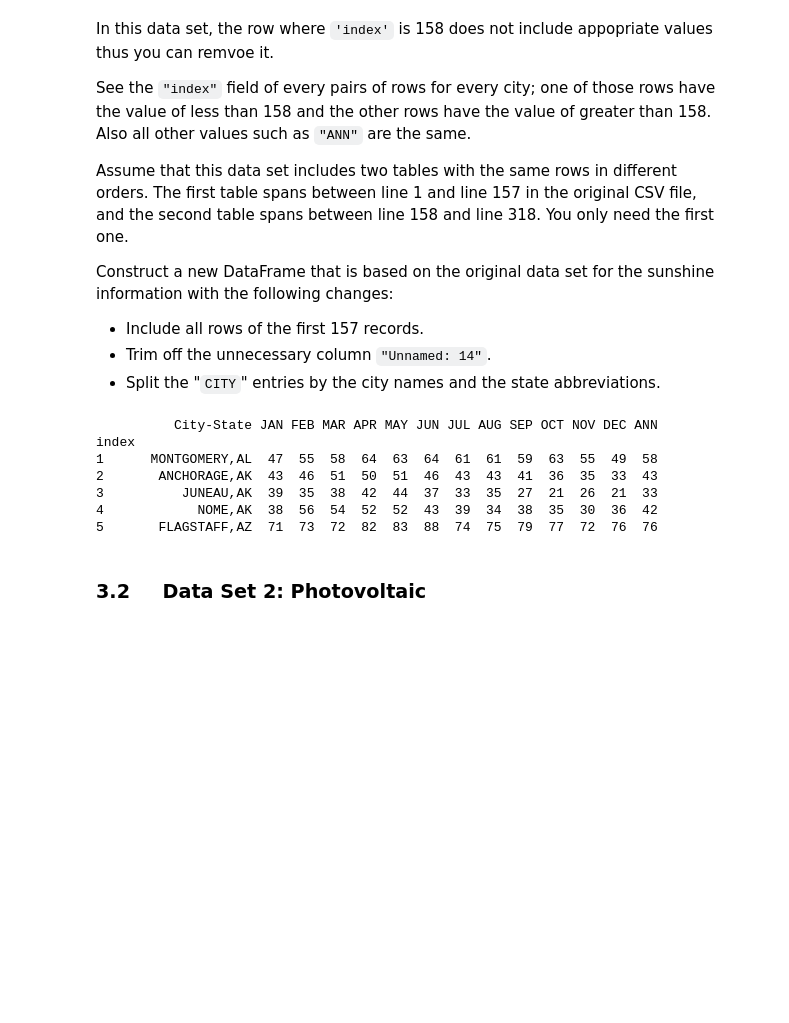
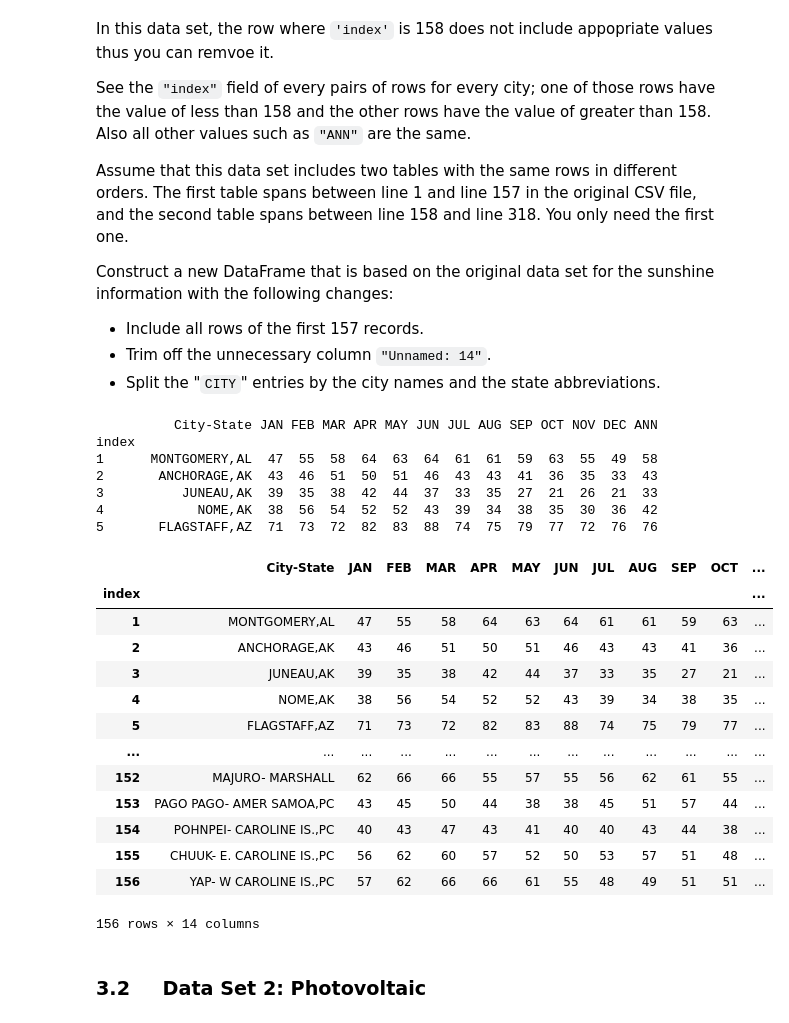
Before and after one commit to Nathan-Oyama-Personal/berkeley-ai, a Jupyter notebook: module20/eda.ipynb, the cells around one changed output. Drawn from its saved outputs; the diff is of its cells as text; code cells hidden in the pictures; blank space fills up the shorter version.

```diff
--- a/module20/eda.ipynb
+++ b/module20/eda.ipynb
@@ -277,6 +284,23 @@ index
 3          JUNEAU,AK  39  35  38  42  44  37  33  35  27  21  26  21  33
 4            NOME,AK  38  56  54  52  52  43  39  34  38  35  30  36  42
 5       FLAGSTAFF,AZ  71  73  72  82  83  88  74  75  79  77  72  76  76
+# %%
+df_sunshine
+# %% [output]
+|  | City-State | JAN | FEB | MAR | APR | MAY | JUN | JUL | AUG | SEP | OCT | ... |
+| index |  |  |  |  |  |  |  |  |  |  |  | ... |
+| 1 | MONTGOMERY,AL | 47 | 55 | 58 | 64 | 63 | 64 | 61 | 61 | 59 | 63 | ... |
+| 2 | ANCHORAGE,AK | 43 | 46 | 51 | 50 | 51 | 46 | 43 | 43 | 41 | 36 | ... |
+| 3 | JUNEAU,AK | 39 | 35 | 38 | 42 | 44 | 37 | 33 | 35 | 27 | 21 | ... |
+| 4 | NOME,AK | 38 | 56 | 54 | 52 | 52 | 43 | 39 | 34 | 38 | 35 | ... |
+| 5 | FLAGSTAFF,AZ | 71 | 73 | 72 | 82 | 83 | 88 | 74 | 75 | 79 | 77 | ... |
+| ... | ... | ... | ... | ... | ... | ... | ... | ... | ... | ... | ... | ... |
+| 152 | MAJURO- MARSHALL | 62 | 66 | 66 | 55 | 57 | 55 | 56 | 62 | 61 | 55 | ... |
+| 153 | PAGO PAGO- AMER SAMOA,PC | 43 | 45 | 50 | 44 | 38 | 38 | 45 | 51 | 57 | 44 | ... |
+| 154 | POHNPEI- CAROLINE IS.,PC | 40 | 43 | 47 | 43 | 41 | 40 | 40 | 43 | 44 | 38 | ... |
+| 155 | CHUUK- E. CAROLINE IS.,PC | 56 | 62 | 60 | 57 | 52 | 50 | 53 | 57 | 51 | 48 | ... |
+| 156 | YAP- W CAROLINE IS.,PC | 57 | 62 | 66 | 66 | 61 | 55 | 48 | 49 | 51 | 51 | ... |
+156 rows × 14 columns
 # %%
 del df_sunshine_original
 # %% [markdown]
```
Also changed, not shown: parts of 23 cells of this notebook.
